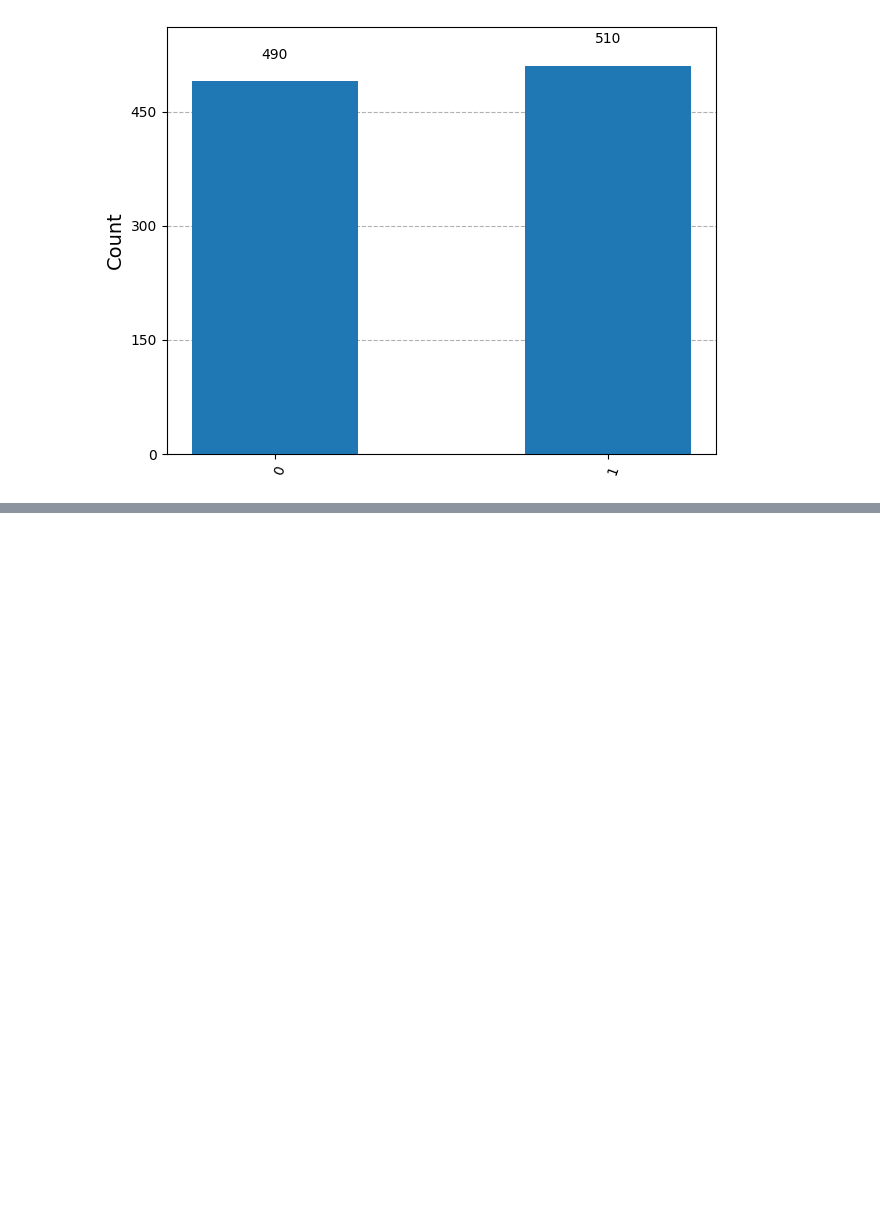
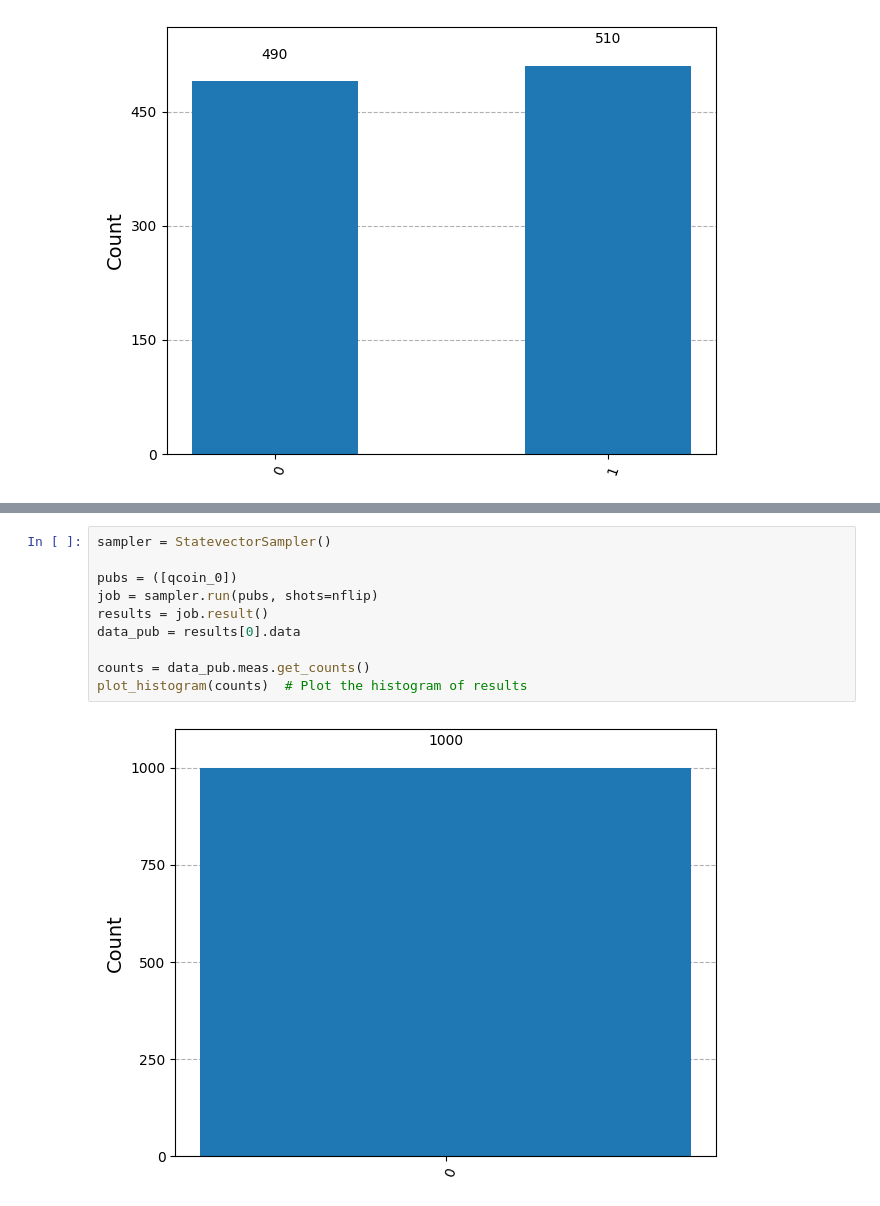
Before and after one commit to ratul2016das/quantum, a Jupyter notebook: coin_toss.ipynb, the cells around one changed output, grey strips where cells are left out. Drawn from its saved outputs; the diff is of its cells as text; blank space fills up the shorter version.

```diff
--- a/coin_toss.ipynb
+++ b/coin_toss.ipynb
@@ -29,0 +56,12 @@ plot_histogram(counts)  # Plot the histogram of results
+# %%
+sampler = StatevectorSampler()
+
+pubs = ([qcoin_0])
+job = sampler.run(pubs, shots=nflip)
+results = job.result()
+data_pub = results[0].data
+
+counts = data_pub.meas.get_counts()
+plot_histogram(counts)  # Plot the histogram of results
+# %% [output]
+[figure, added]
```
Also changed, not shown: parts of 2 cells of this notebook.
